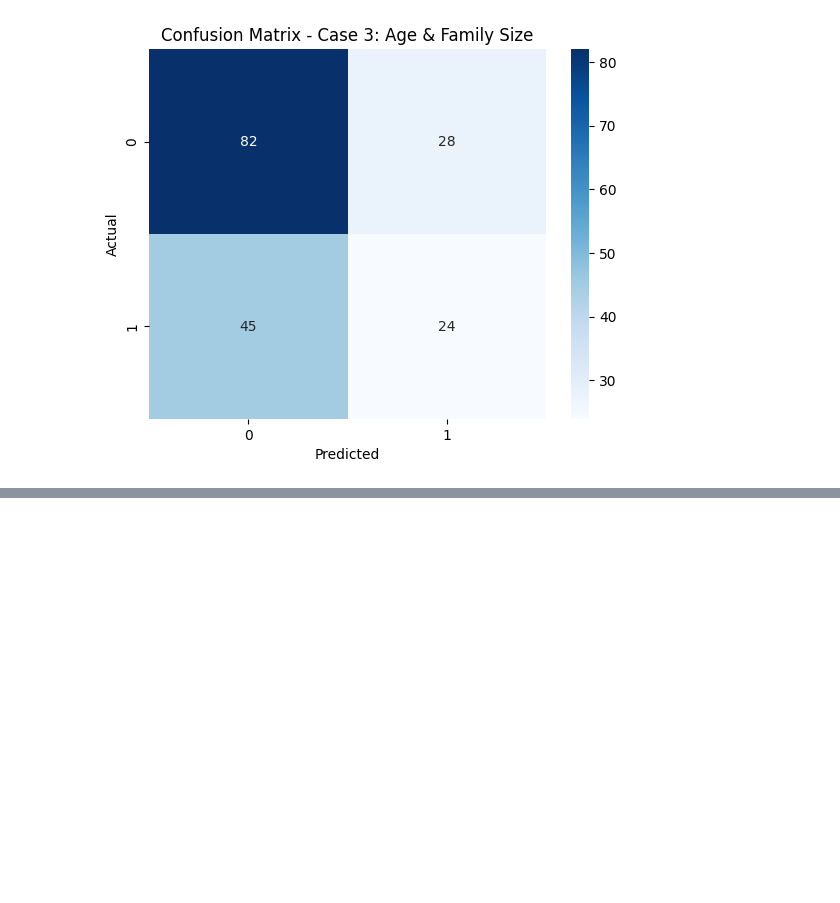
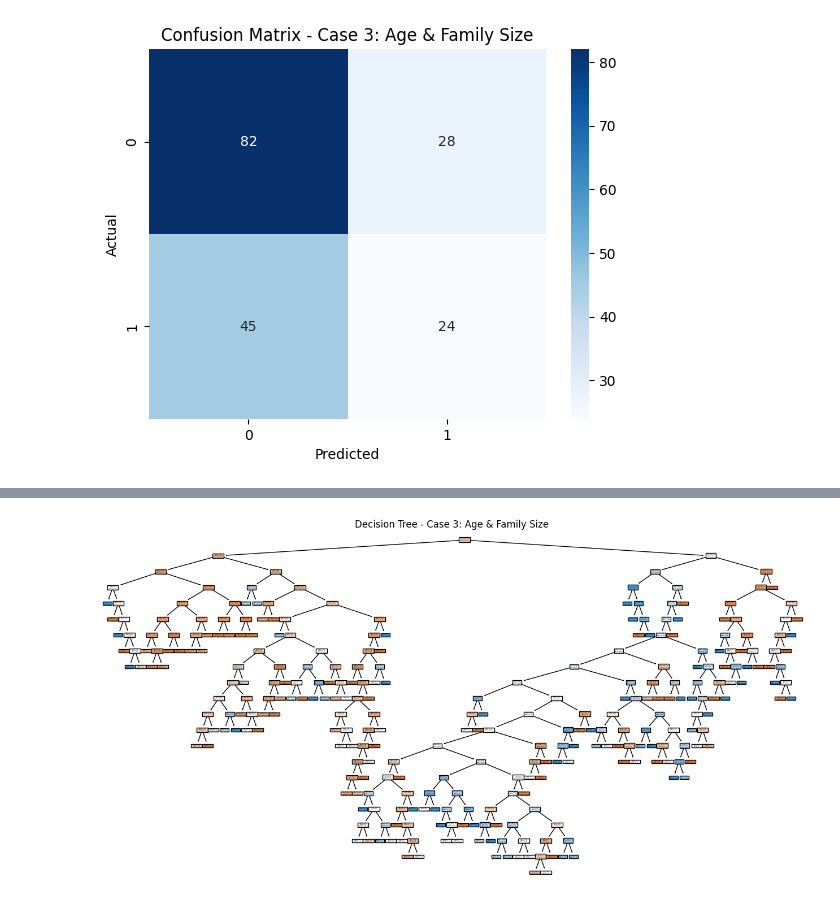
Before and after one commit to DMill31/applied-ml-miller, a Jupyter notebook: notebooks/project03/ml03_miller.ipynb, the cells around one changed output, grey strips where cells are left out. Saved outputs shown, nothing was run; the diff lists cells and outputs as text; code cells hidden in the pictures; blank space fills up the shorter version.

```diff
--- a/notebooks/project03/ml03_miller.ipynb
+++ b/notebooks/project03/ml03_miller.ipynb
@@ -313,0 +338,11 @@ plt.show()
+# %%
+# Plot Decision Tree for Case 3
+fig = plt.figure(figsize=(16, 8))
+plot_tree(tree_model3, feature_names=X3.columns, class_names=["Not Survived", "Survived"], filled=True) # type: ignore
+plt.title("Decision Tree - Case 3: Age & Family Size")
+plt.show()
+
+# Save the figure
+fig.savefig("tree_case3_age_family.png")
+# %% [output]
+[figure, added]
```
Also changed, not shown: parts of 3 cells of this notebook, 3 other files.
